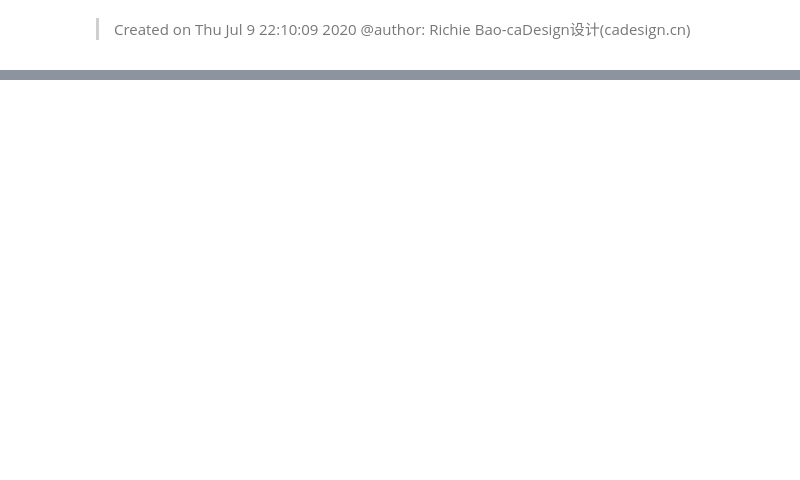
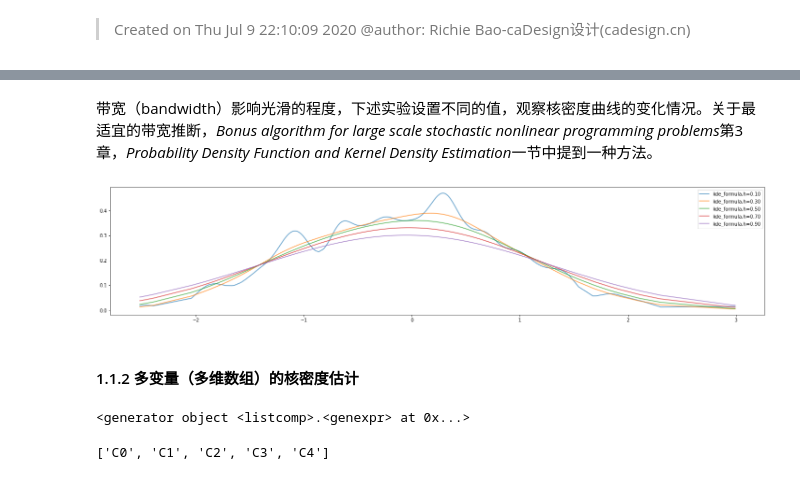
Before and after one commit to Weijun-H/Urban-Spatial-Data-Analysis_python, a Jupyter notebook: notebook/BaiduMapPOIcollection_ipynb/kernal_density_estimator.ipynb, the cells around one changed output, grey strips where cells are left out. Saved outputs shown, nothing was run; the diff lists cells and outputs as text; code cells hidden in the pictures; blank space fills up the shorter version.

```diff
--- a/notebook/BaiduMapPOIcollection_ipynb/kernal_density_estimator.ipynb
+++ b/notebook/BaiduMapPOIcollection_ipynb/kernal_density_estimator.ipynb
@@ -45,0 +44,21 @@ stats.norm.ppf(0.01)
+# %% [markdown]
+带宽（bandwidth）影响光滑的程度，下述实验设置不同的值，观察核密度曲线的变化情况。关于最适宜的带宽推断，<em>Bonus algorithm for large scale stochastic nonlinear programming problems</em>第3章，<em>Probability Density Function and Kernel Density Estimation</em>一节中提到一种方法。
+# %%
+bws=np.arange(0.1,1,0.2)
+colors_kde=['C{}'.format(i) for i in range(len(bws))] #maplotlib库颜色映射
+i=0
+plt.figure(figsize=(25,5))
+for h in bws:
+    kde_Gaussian=[sum(math.exp(-1*math.pow(vi-vj,2)/(2*math.pow(h,2))) for vj in rVar_sort)/(h*n*math.sqrt(2*math.pi)) for vi in rVar_sort] #将上述高斯核密度估计公式转换为代码
+    plt.plot(rVar_sort,kde_Gaussian,color=colors_kde[i], lw=2, alpha=0.6, label='kde_formula,h=%.2f'%h)
+    i+=1
+plt.legend()
+plt.show()
+# %% [output]
+[figure, added]
+# %% [markdown]
+#### 1.1.2 多变量（多维数组）的核密度估计
+# %%
+kde_Gaussian[0]
+# %% [output]
+<generator object <listcomp>.<genexpr> at 0x...>
@@ -45,0 +68,4 @@ stats.norm.ppf(0.01)
+# %%
+colors
+# %% [output]
+['C0', 'C1', 'C2', 'C3', 'C4']
```
Also changed, not shown: parts of 10 cells of this notebook, 1 other file.
